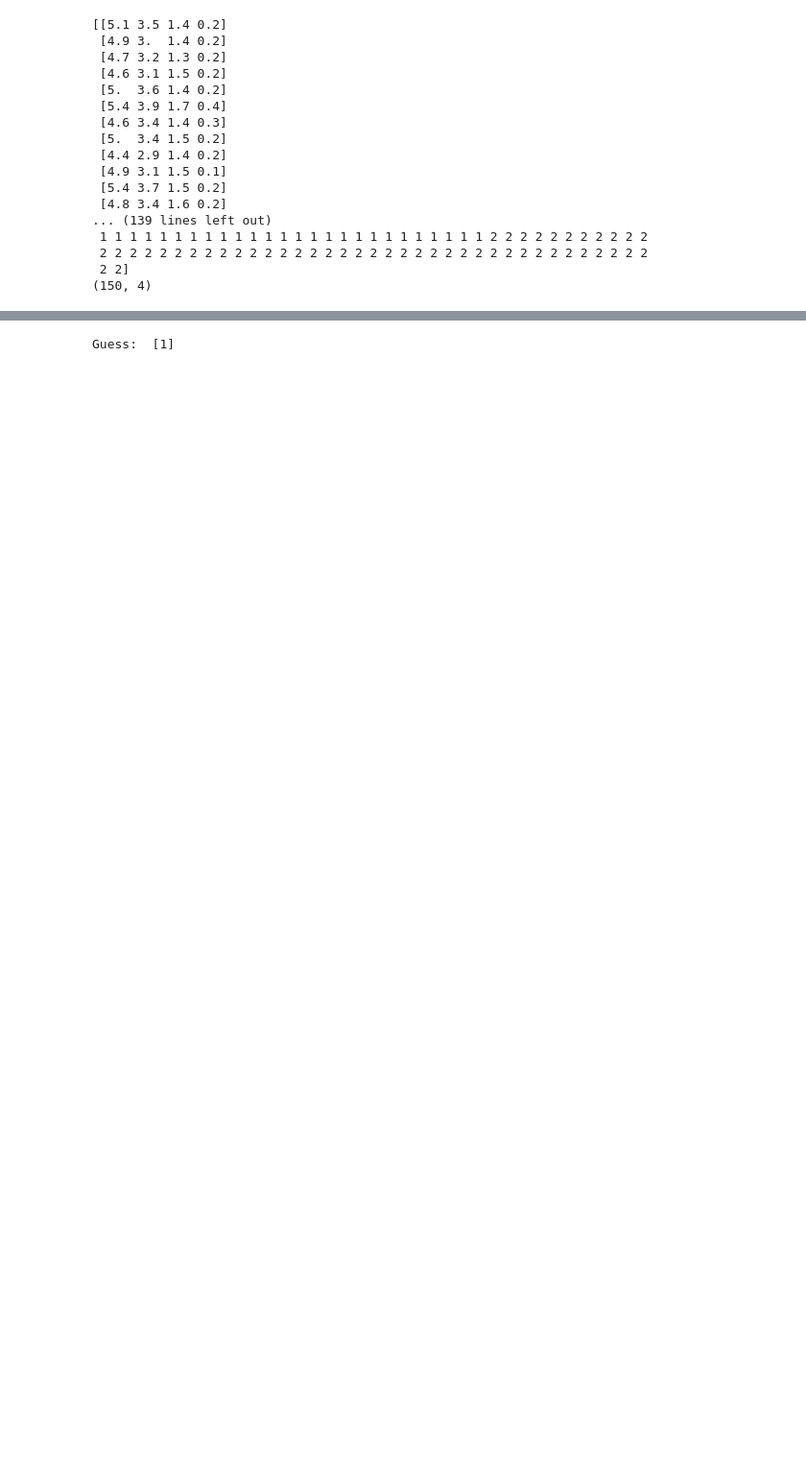
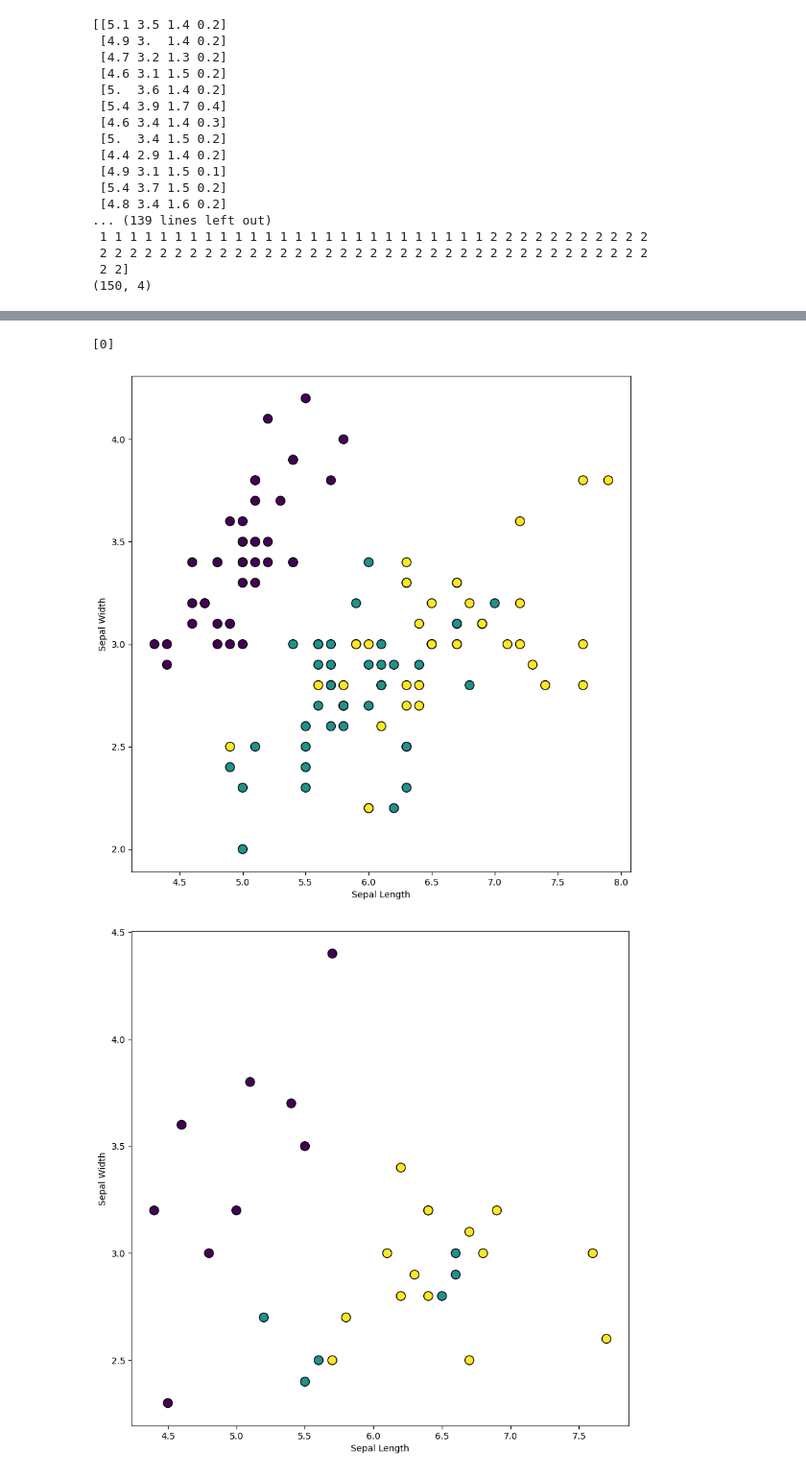
Before and after one commit to rohankbd/clg_AIML, a Jupyter notebook: KNN.ipynb, the cells around one changed output, grey strips where cells are left out. Shown at 96% size. Cells and saved outputs as stored; diff of their text form; code cells hidden in the pictures; blank space fills up the shorter version.

```diff
--- a/KNN.ipynb
+++ b/KNN.ipynb
@@ -70,5 +70,19 @@ Testing Confusion Matrix is:  [[11  0  0]
 # %%
-guess = knn_classifier.predict([[4,0,1,5]])
-print("Guess: ",guess)
+guess = knn_classifier.predict([[4,4,1,1]])
+print(guess)
 # %% [output]
-Guess:  [1]
+[0]
+# %%
+plt.figure(figsize=(10,10))
+plt.scatter(x_train[:,0],x_train[:,1],marker='.',c=y_train,s=400,edgecolors="black")
+plt.xlabel("Sepal Length")
+plt.ylabel("Sepal Width")
+plt.show()
+plt.figure(figsize=(10,10))
+plt.scatter(x_test[:,0],x_test[:,1],marker='.',c=y_test,s=400,edgecolors="black")
+plt.xlabel("Sepal Length")
+plt.ylabel("Sepal Width")
+plt.show()
+# %% [output]
+[figure, added]
+[figure, added]
```
Also changed, not shown: parts of 2 cells of this notebook, 3 other files.
